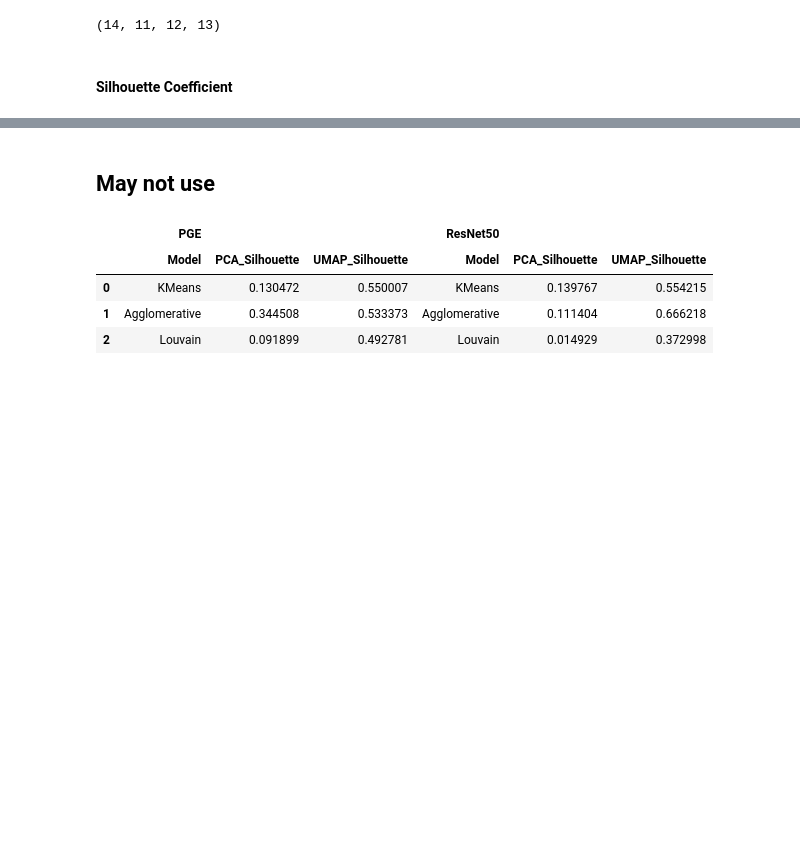
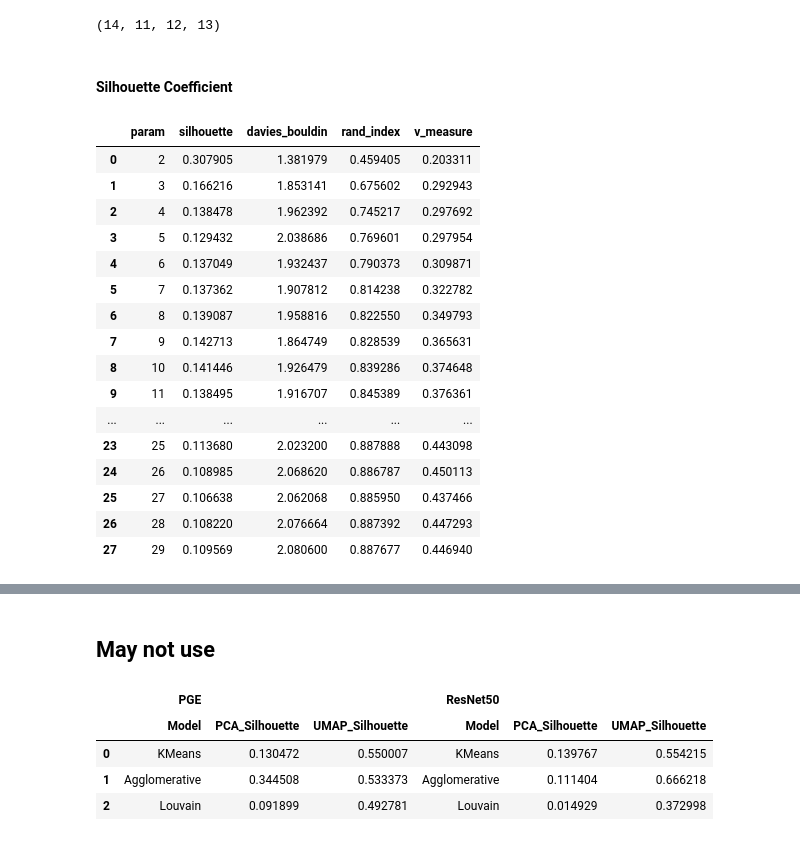
Before and after one commit to titichayajojo/Case-Study-1-Clustering, a Jupyter notebook: case_study1-2.ipynb, the cells around one changed output, grey strips where cells are left out. Saved outputs shown, nothing was run; the diff lists cells and outputs as text; code cells hidden in the pictures; blank space fills up the shorter version.

```diff
--- a/case_study1-2.ipynb
+++ b/case_study1-2.ipynb
@@ -405,15 +395,0 @@ def train_squared(test_data, sum_list = [], ylabel = 'PCA', xlabel = 'PGE', Mode
-# %%
-# KMeans PGE
-pge_pca_kmean_score = [] # PCA
-pge_umap_kmean_score = [] # UMAP
-
-# KMeans ResNet50
-resnet_pca_kmean_score = [] # PCA
-resnet_umap_kmean_score = [] # UMAP
-
-# Kmean
-train_squared(test_data_pge_pca, pge_pca_kmean_score, 'PCA', 'PGE', KMeans, n_clusters=30) # PGE PCA
-# train_squared(test_data_pge_umap, pge_umap_kmean_score, 'UMAP', 'PGE', KMeans, n_clusters=30) # PGE UMAP
-
-# train_squared(test_data_resnet50_pca, resnet_pca_kmean_score, 'PCA', 'ResNet50', KMeans, n_clusters=30) # ResNet50 PCA
-# train_squared(test_data_resnet50_umap, resnet_umap_kmean_score, 'UMAP', 'ResNet50', KMeans, n_clusters=30) # ResNet50 UMAP
@@ -430,15 +395,0 @@ print(*x)
-# %%
-# Hierarchical PGE
-pge_pca_hier_score = [] # PCA
-pge_umap_hier_score = [] # UMAP
-
-# Hierarchical ResNet50
-resnet_pca_hier_score = [] # PCA
-resnet_umap_hier_score = [] # UMAP
-
-# Hierarchical
-train_squared(test_data_pge_pca, pge_pca_hier_score, 'PCA', 'PGE', AgglomerativeClustering, n_clusters=30, affinity='euclidean', linkage='single') # PGE PCA
-# train_squared(test_data_pge_umap, pge_umap_hier_score, 'UMAP', 'PGE', AgglomerativeClustering, n_clusters=30, affinity='euclidean', linkage='single') # PGE UMAP
-
-# train_squared(test_data_resnet50_pca, resnet_pca_hier_score, 'PCA', 'ResNet50', AgglomerativeClustering, n_clusters=30, affinity='euclidean', linkage='single') # ResNet50 PCA
-# train_squared(test_data_resnet50_umap, resnet_umap_hier_score, 'UMAP', 'ResNet50', AgglomerativeClustering, n_clusters=30, affinity='euclidean', linkage='single') # ResNet50 UMAP
@@ -653,0 +724,22 @@ def metric_calculation(metric,test_data, best_param = 2, Model=KMeans, **param):
+# %%
+scores = evaluate_model(km_model_pge_pca, test_data_pge_pca)
+scores_df = pd.DataFrame(scores)
+scores_df
+# %% [output]
+|  | param | silhouette | davies_bouldin | rand_index | v_measure |
+| 0 | 2 | 0.307905 | 1.381979 | 0.459405 | 0.203311 |
+| 1 | 3 | 0.166216 | 1.853141 | 0.675602 | 0.292943 |
+| 2 | 4 | 0.138478 | 1.962392 | 0.745217 | 0.297692 |
+| 3 | 5 | 0.129432 | 2.038686 | 0.769601 | 0.297954 |
+| 4 | 6 | 0.137049 | 1.932437 | 0.790373 | 0.309871 |
+| 5 | 7 | 0.137362 | 1.907812 | 0.814238 | 0.322782 |
+| 6 | 8 | 0.139087 | 1.958816 | 0.822550 | 0.349793 |
+| 7 | 9 | 0.142713 | 1.864749 | 0.828539 | 0.365631 |
+| 8 | 10 | 0.141446 | 1.926479 | 0.839286 | 0.374648 |
+| 9 | 11 | 0.138495 | 1.916707 | 0.845389 | 0.376361 |
+| ... | ... | ... | ... | ... | ... |
+| 23 | 25 | 0.113680 | 2.023200 | 0.887888 | 0.443098 |
+| 24 | 26 | 0.108985 | 2.068620 | 0.886787 | 0.450113 |
+| 25 | 27 | 0.106638 | 2.062068 | 0.885950 | 0.437466 |
+| 26 | 28 | 0.108220 | 2.076664 | 0.887392 | 0.447293 |
+| 27 | 29 | 0.109569 | 2.080600 | 0.887677 | 0.446940 |
```
Also changed, not shown: parts of 22 cells of this notebook.
